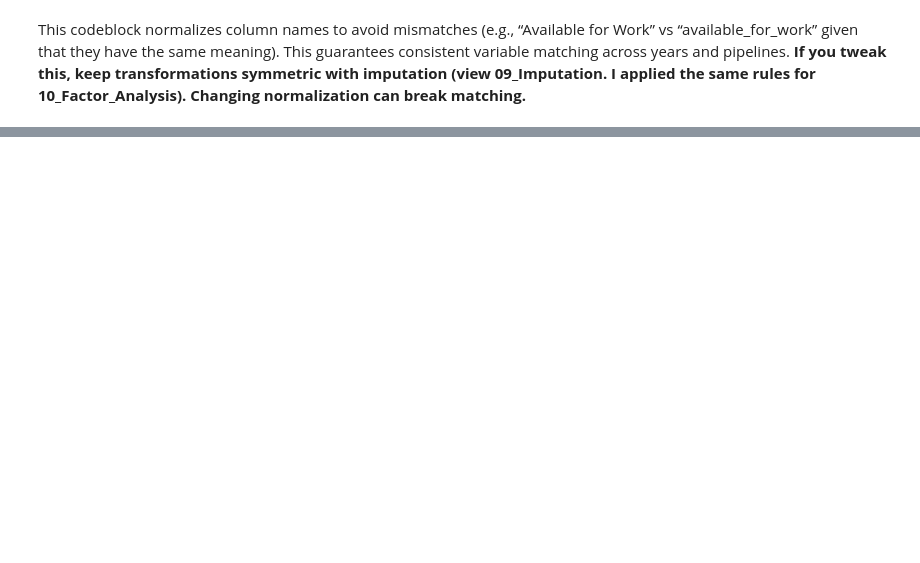
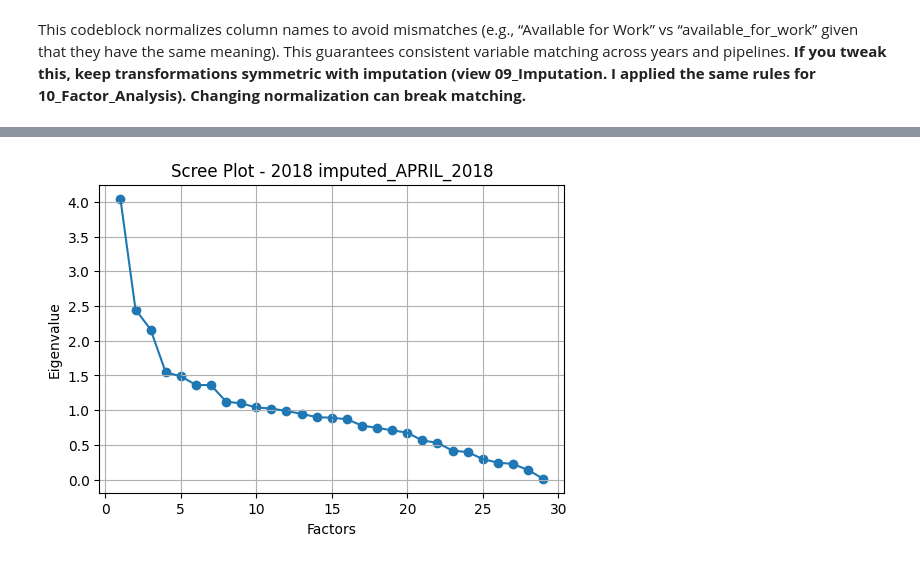
Before and after one commit to clemweb3/Undegraduate-Thesis-Repository, a Jupyter notebook: Notebooks/10_Factor_Analysis.ipynb, the cells around one changed output, grey strips where cells are left out. Saved outputs shown, nothing was run; the diff lists cells and outputs as text; code cells hidden in the pictures; blank space fills up the shorter version.

Commit message:
Refactoring FA: included a summary table of factor analysis results across all years.

```diff
--- a/Notebooks/10_Factor_Analysis.ipynb
+++ b/Notebooks/10_Factor_Analysis.ipynb
@@ -244,0 +56,84 @@ Cross‑year stability
+# %%
+import json
+from pathlib import Path
+import pandas as pd
+import numpy as np
+from factor_analyzer import FactorAnalyzer, calculate_kmo, calculate_bartlett_sphericity
+import matplotlib.pyplot as plt
+
+
+# ------------------------------------------------------------
+# Step 4–8: Full Dataset Loop, FA, and Summary
+# ------------------------------------------------------------
+results = []
+
+for year_folder in sorted(IMPUTED_ROOT.iterdir()):
+    if not year_folder.is_dir():
+        continue
+
+    print(f"\n=== Processing Year: {year_folder.name} ===")
+
+    for file in sorted(year_folder.glob("imputed_*.csv")):
+        print(f"Dataset: {file.name}")
+        df = pd.read_csv(file, low_memory=False)
+
+        # Normalize columns
+        df.columns = [normalize_name(c) for c in df.columns]
+
+        # Match consistent variables
+        matched_vars = [v for v in consistent_vars_norm if v in df.columns]
+        df_consistent = df[matched_vars].copy()   # safe copy
+
+        # Cleaning
+        for col in df_consistent.columns:
+            if not pd.api.types.is_numeric_dtype(df_consistent[col]):
+                df_consistent.loc[:, col] = pd.Categorical(df_consistent[col]).codes
+
+        df_consistent = df_consistent.replace([np.inf, -np.inf], np.nan).dropna()
+        df_consistent = df_consistent.loc[:, df_consistent.nunique() > 1]
+
+        print("Shape after cleaning:", df_consistent.shape)
+
+        # Step 5: Suitability Tests
+        try:
+            kmo_all, kmo_model = calculate_kmo(df_consistent)
+            chi_square_value, p_value = calculate_bartlett_sphericity(df_consistent)
+            print(f"KMO={kmo_model:.3f}, Bartlett p={p_value:.5f}")
+        except Exception as e:
+            print("Suitability test failed:", e)
+            continue
+
+        # Step 6: Factor Extraction
+        fa = FactorAnalyzer(rotation="varimax")
+        fa.fit(df_consistent)
+
+        ev, v = fa.get_eigenvalues()
+        factors_gt1 = int(np.sum(np.array(ev) > 1))
+
+        # Step 7: Inline Scree Plot (Notebook only)
+        plt.figure(figsize=(6,4))
+        plt.scatter(range(1, len(ev)+1), ev)
+        plt.plot(range(1, len(ev)+1), ev)
+        plt.title(f"Scree Plot - {year_folder.name} {file.stem}")
+        plt.xlabel("Factors")
+        plt.ylabel("Eigenvalue")
+        plt.grid(True)
+        plt.show()
+
+        # Step 8: Save Loadings + Append Summary
+        loadings = pd.DataFrame(fa.loadings_, index=df_consistent.columns)
+        loadings.to_csv(OUTPUT_RESULTS / f"loadings_{year_folder.name}_{file.stem}.csv")
+
+        results.append({
+            "Year": year_folder.name,
+            "Dataset": file.stem,
+            "KMO": kmo_model,
+            "Bartlett_p": p_value,
+            "Factors>1": factors_gt1
+        })
+
+# Final summary table
+summary = pd.DataFrame(results)
+summary.to_csv(OUTPUT_RESULTS / "FA_summary.csv", index=False)
+summary
+# %% [output]
@@ -244,0 +144 @@ Cross‑year stability
+[figure, added]
```
Also changed, not shown: parts of 8 cells of this notebook.
